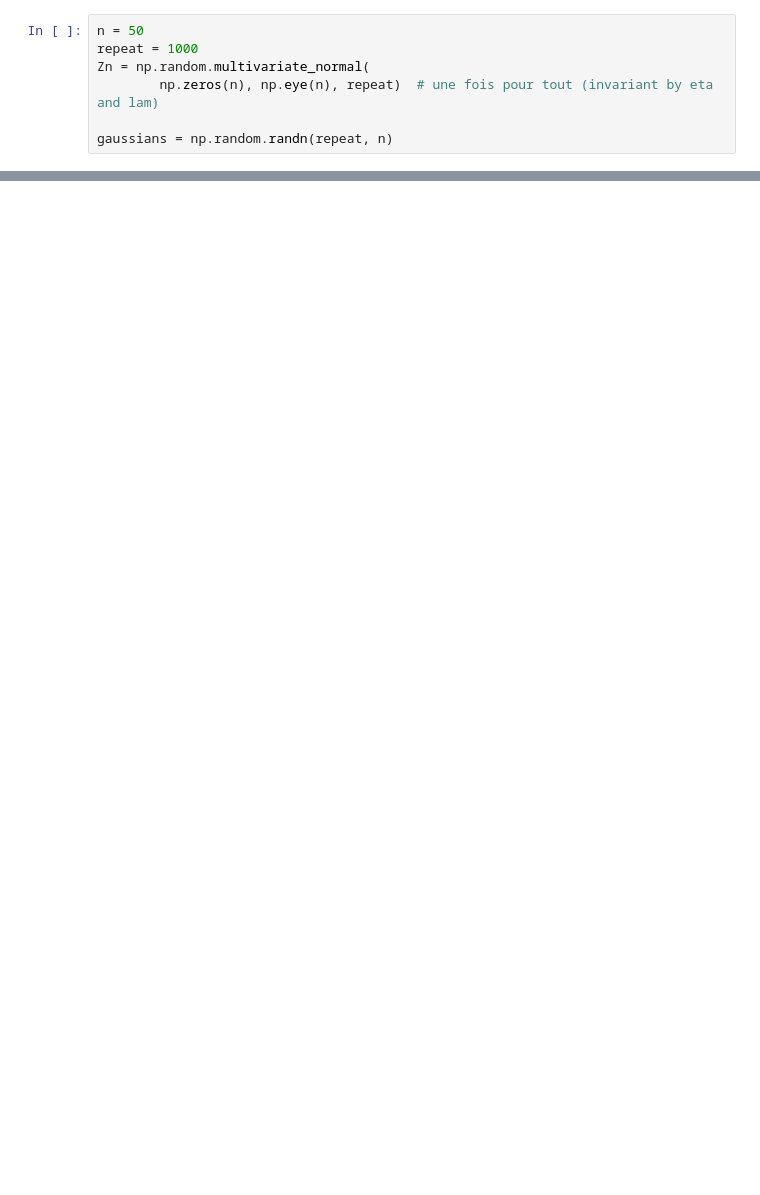
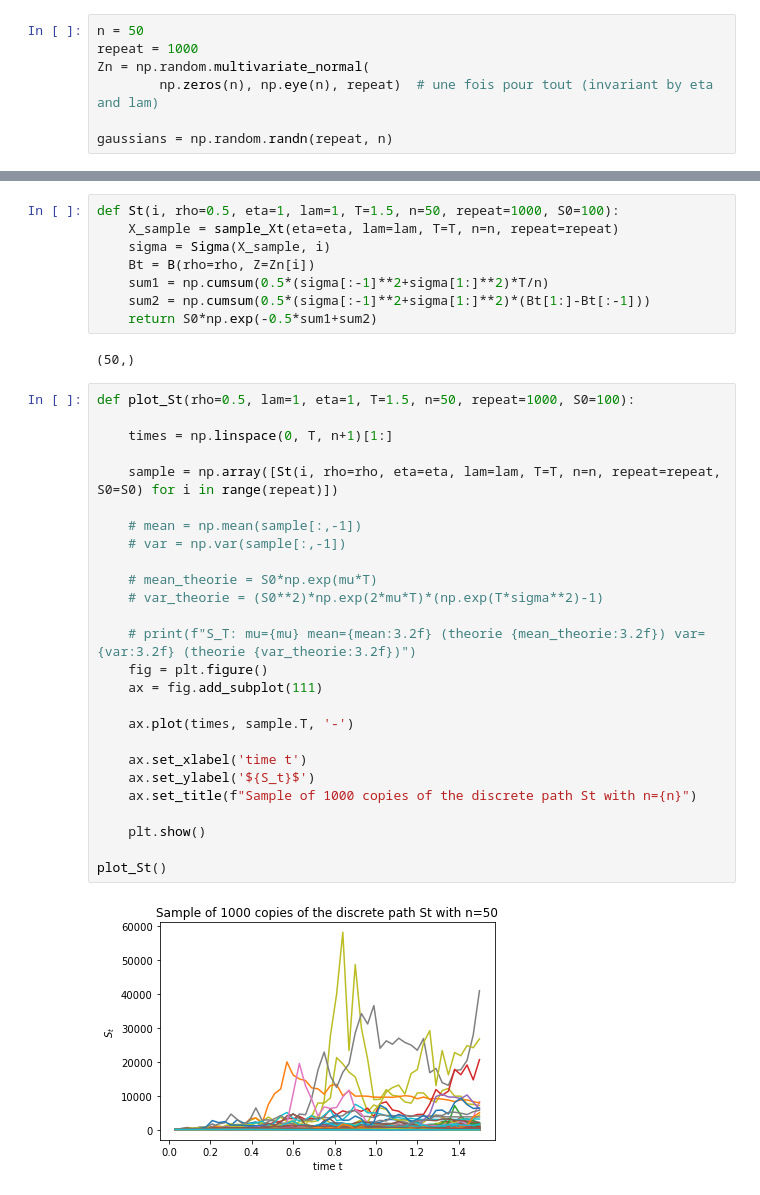
Before and after one commit to GearlessJohn/deep-pricing, a Jupyter notebook: src/simulation_Xt.ipynb, the cells around one changed output, grey strips where cells are left out. Drawn from its saved outputs; the diff is of its cells as text; blank space fills up the shorter version.

```diff
--- a/src/simulation_Xt.ipynb
+++ b/src/simulation_Xt.ipynb
@@ -172,0 +227,38 @@ X_T: mean=-0.05 var=1.30 (1.30)
+# %%
+def St(i, rho=0.5, eta=1, lam=1, T=1.5, n=50, repeat=1000, S0=100):
+    X_sample = sample_Xt(eta=eta, lam=lam, T=T, n=n, repeat=repeat)
+    sigma = Sigma(X_sample, i)
+    Bt = B(rho=rho, Z=Zn[i])
+    sum1 = np.cumsum(0.5*(sigma[:-1]**2+sigma[1:]**2)*T/n)
+    sum2 = np.cumsum(0.5*(sigma[:-1]**2+sigma[1:]**2)*(Bt[1:]-Bt[:-1]))
+    return S0*np.exp(-0.5*sum1+sum2)
+# %% [output]
+(50,)
+# %%
+def plot_St(rho=0.5, lam=1, eta=1, T=1.5, n=50, repeat=1000, S0=100):
+
+    times = np.linspace(0, T, n+1)[1:]
+
+    sample = np.array([St(i, rho=rho, eta=eta, lam=lam, T=T, n=n, repeat=repeat, S0=S0) for i in range(repeat)])
+
+    # mean = np.mean(sample[:,-1])
+    # var = np.var(sample[:,-1])
+
+    # mean_theorie = S0*np.exp(mu*T)
+    # var_theorie = (S0**2)*np.exp(2*mu*T)*(np.exp(T*sigma**2)-1)
+
+    # print(f"S_T: mu={mu} mean={mean:3.2f} (theorie {mean_theorie:3.2f}) var={var:3.2f} (theorie {var_theorie:3.2f})")
+    fig = plt.figure()
+    ax = fig.add_subplot(111)
+
+    ax.plot(times, sample.T, '-')
+
+    ax.set_xlabel('time t')
+    ax.set_ylabel('${S_t}$')
+    ax.set_title(f"Sample of 1000 copies of the discrete path St with n={n}")
+
+    plt.show()
+
+plot_St()
+# %% [output]
+[figure, added]
```
Also changed, not shown: parts of 8 cells of this notebook.
